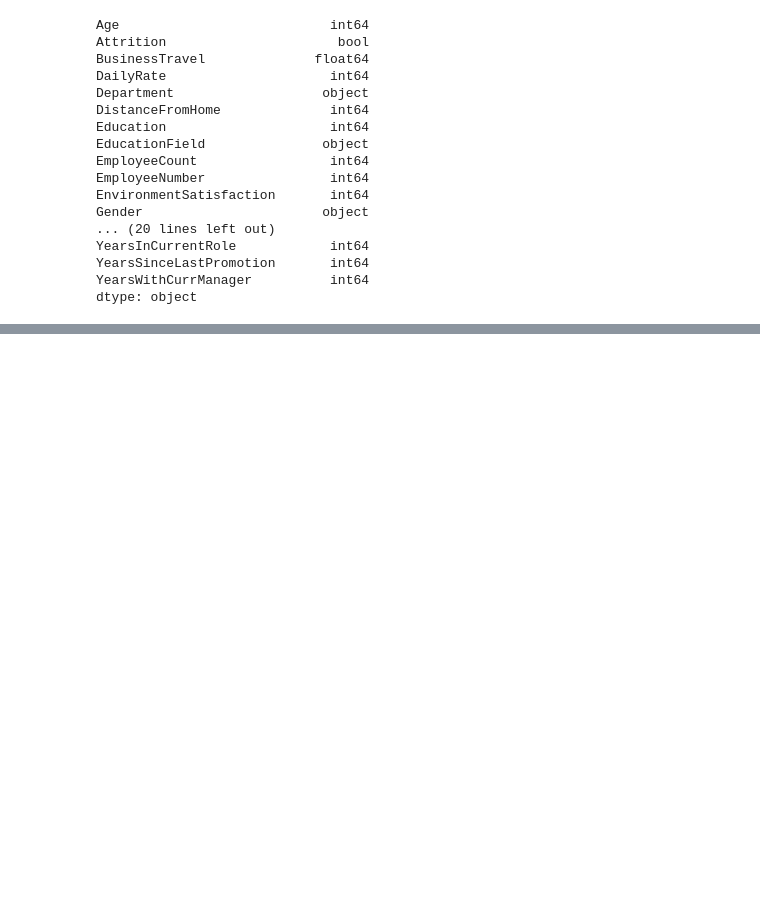
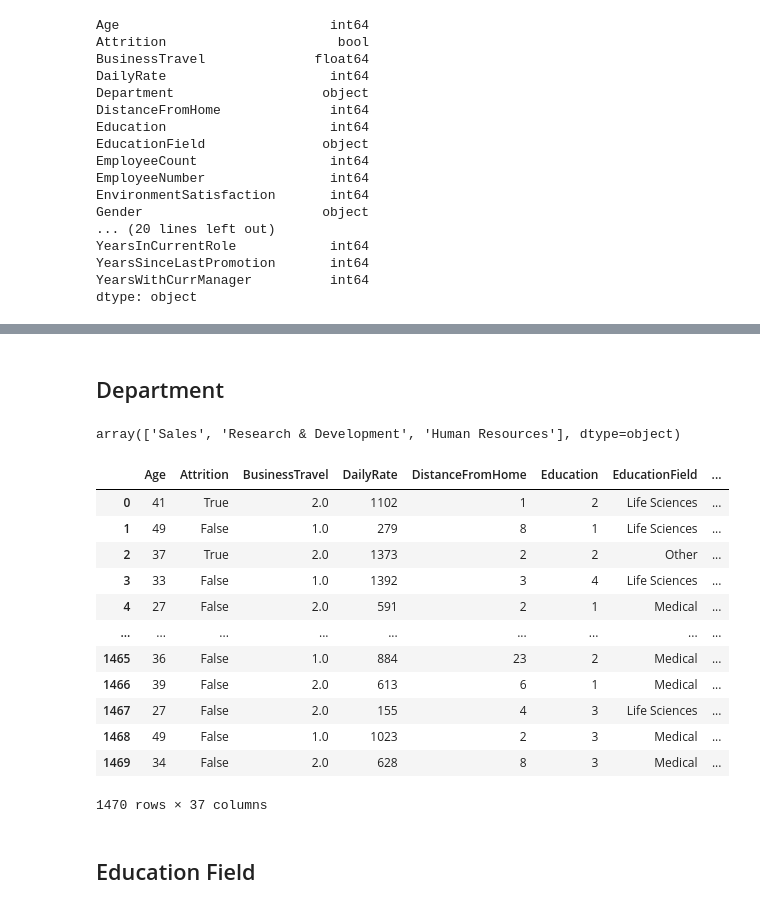
Before and after one commit to NiklasNeudorfer/kids-employee-attrition, a Jupyter notebook: employeeAttrition.ipynb, the cells around one changed output, grey strips where cells are left out. Cells and saved outputs as stored; diff of their text form; code cells hidden in the pictures; blank space fills up the shorter version.

Commit message:
data exploration - finalized data preparation and saved to new csv file

```diff
--- a/employeeAttrition.ipynb
+++ b/employeeAttrition.ipynb
@@ -203,0 +214,3 @@ dtype: object
+# %%
+employeeAttrtion['Over18'] = employeeAttrtion['Over18'].map(cast_over18_to_boolean)
+employeeAttrtion['Over18'].unique()
@@ -203,0 +225,6 @@ dtype: object
+# %%
+def cast_gender_to_number(value):
+    return 1 if value == "Male" else 0
+# %%
+employeeAttrtion['Gender'] = employeeAttrtion['Gender'].map(cast_gender_to_number)
+employeeAttrtion['Gender'].unique()
@@ -203,0 +239,35 @@ dtype: object
+# %% [markdown]
+## Department
+# %%
+employeeAttrtion['Department'].unique()
+# %% [output]
+array(['Sales', 'Research & Development', 'Human Resources'], dtype=object)
+# %%
+from sklearn.preprocessing import OneHotEncoder
+
+one_hot_encoder = OneHotEncoder(sparse=False)
+one_hot_raw = one_hot_encoder.fit_transform(employeeAttrtion[['Department']])
+
+
+one_hot_raw = pd.DataFrame(one_hot_encoder.transform(employeeAttrtion[['Department']]),columns=one_hot_encoder.get_feature_names_out())
+one_hot_raw.index = employeeAttrtion.index
+employeeAttrtion = pd.concat([employeeAttrtion, one_hot_raw], axis=1)
+employeeAttrtion.drop(['Department'], axis=1, inplace=True)
+# %%
+employeeAttrtion
+# %% [output]
+|  | Age | Attrition | BusinessTravel | DailyRate | DistanceFromHome | Education | EducationField | ... |
+| 0 | 41 | True | 2.0 | 1102 | 1 | 2 | Life Sciences | ... |
+| 1 | 49 | False | 1.0 | 279 | 8 | 1 | Life Sciences | ... |
+| 2 | 37 | True | 2.0 | 1373 | 2 | 2 | Other | ... |
+| 3 | 33 | False | 1.0 | 1392 | 3 | 4 | Life Sciences | ... |
+| 4 | 27 | False | 2.0 | 591 | 2 | 1 | Medical | ... |
+| ... | ... | ... | ... | ... | ... | ... | ... | ... |
+| 1465 | 36 | False | 1.0 | 884 | 23 | 2 | Medical | ... |
+| 1466 | 39 | False | 2.0 | 613 | 6 | 1 | Medical | ... |
+| 1467 | 27 | False | 2.0 | 155 | 4 | 3 | Life Sciences | ... |
+| 1468 | 49 | False | 1.0 | 1023 | 2 | 3 | Medical | ... |
+| 1469 | 34 | False | 2.0 | 628 | 8 | 3 | Medical | ... |
+1470 rows × 37 columns
+# %% [markdown]
+## Education Field
```
Also changed, not shown: parts of 21 cells of this notebook, 1 other file.
